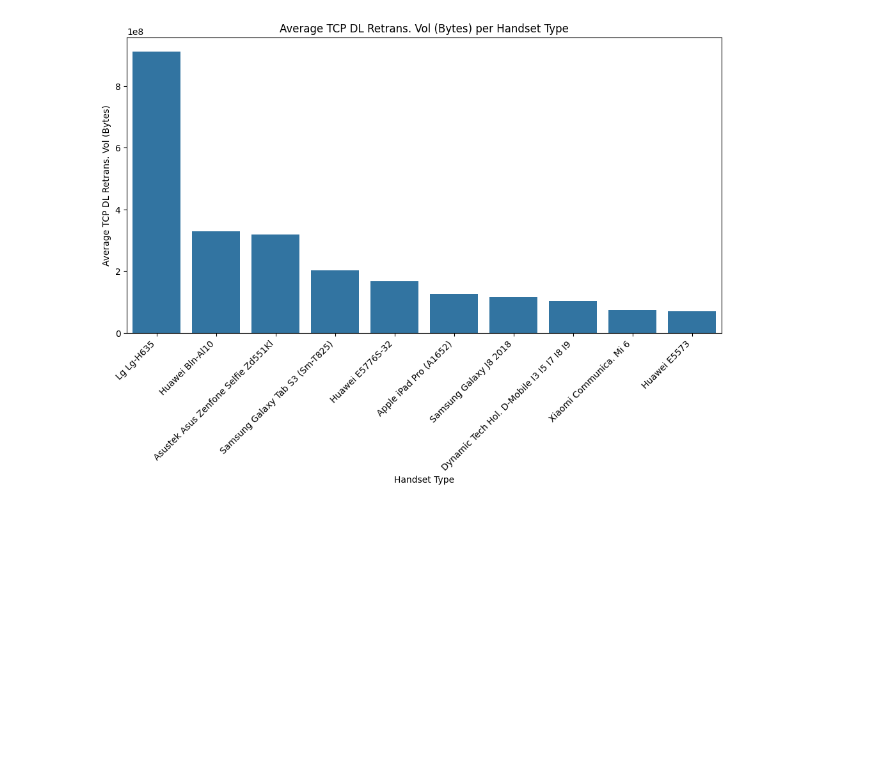
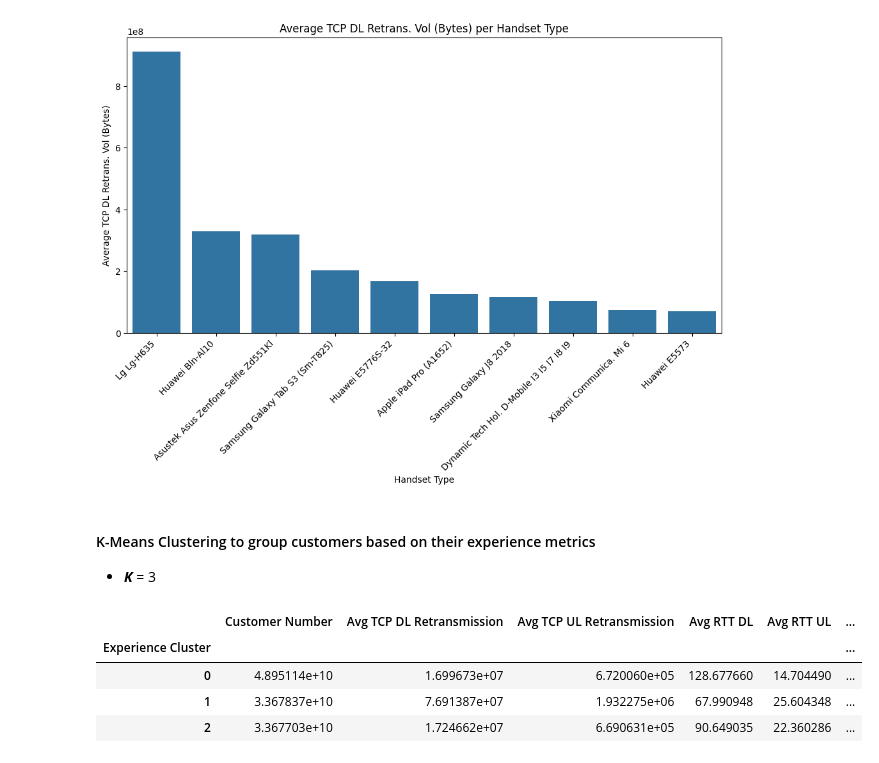
Before and after one commit to GetieBalew24/TellCo_Telecom_Analysis, a Jupyter notebook: notebooks/user_experience_analysis.ipynb, the cells around one changed output. Drawn from its saved outputs; the diff is of its cells as text; code cells hidden in the pictures; blank space fills up the shorter version.

```diff
--- a/notebooks/user_experience_analysis.ipynb
+++ b/notebooks/user_experience_analysis.ipynb
@@ -159,3 +159,17 @@ experience_analyzer.plot_top_10_throughput_distribution(df)
 experience_analyzer.plot_top_10_tcp_retransmission(df)
 # %% [output]
 [figure]
+# %% [markdown]
+#### K-Means Clustering to group customers based on their experience metrics
+- ***K*** = 3
+# %%
+#Perform culstering
+features_columns = ['Avg TCP DL Retransmission', 'Avg RTT DL', 'Avg Throughput DL']
+cluster_description = experience_analyzer.perform_clustering(aggregated_df, features_columns)
+cluster_description
+# %% [output]
+|  | Customer Number | Avg TCP DL Retransmission | Avg TCP UL Retransmission | Avg RTT DL | Avg RTT UL | ... |
+| Experience Cluster |  |  |  |  |  | ... |
+| 0 | 4.895114e+10 | 1.699673e+07 | 6.720060e+05 | 128.677660 | 14.704490 | ... |
+| 1 | 3.367837e+10 | 7.691387e+07 | 1.932275e+06 | 67.990948 | 25.604348 | ... |
+| 2 | 3.367703e+10 | 1.724662e+07 | 6.690631e+05 | 90.649035 | 22.360286 | ... |
```
Also changed, not shown: parts of 1 cell of this notebook, 1 other file.
